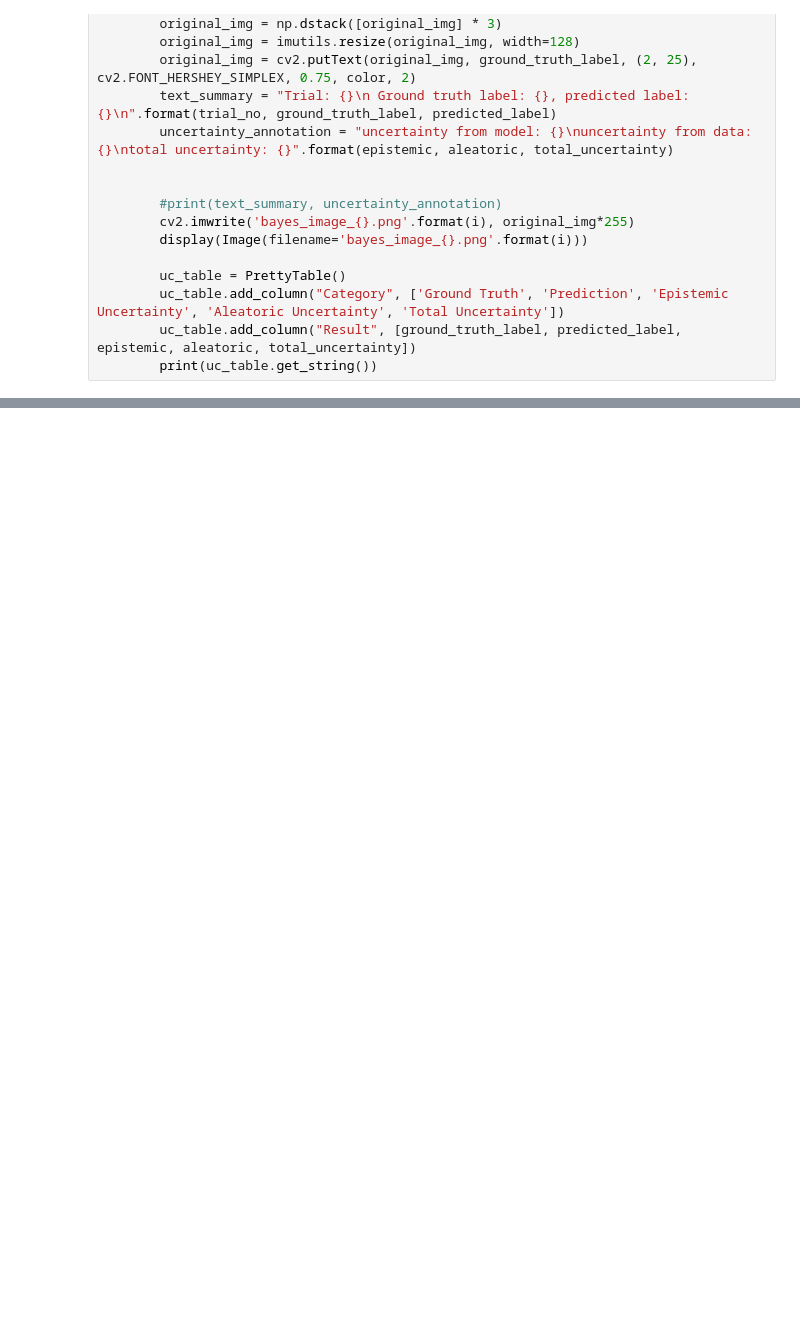
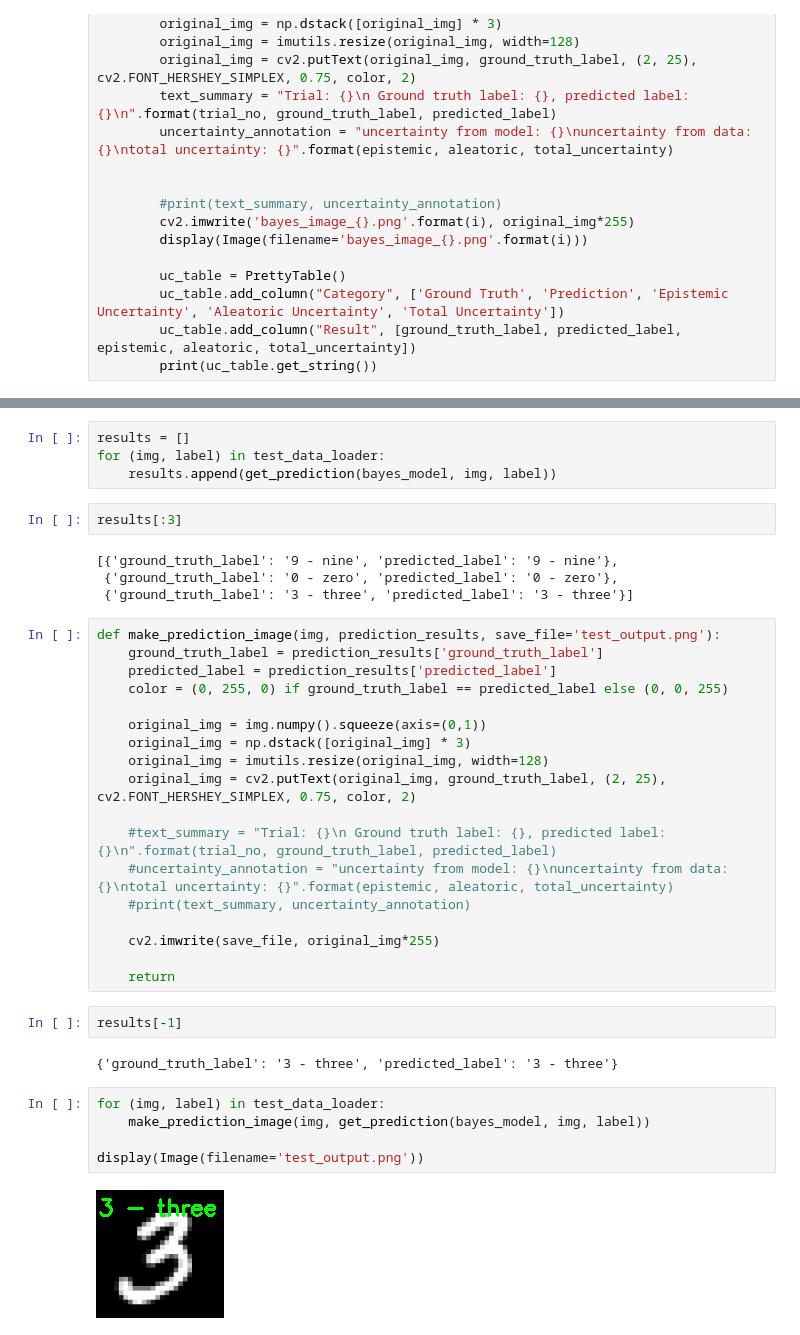
Before and after one commit to rabisnath/deeptrouble, a Jupyter notebook: LeNet_example/Uncertainties.ipynb, the cells around one changed output, grey strips where cells are left out. Saved outputs shown, nothing was run; the diff lists cells and outputs as text; blank space fills up the shorter version.

Commit message:
save point before big refactor

```diff
--- a/LeNet_example/Uncertainties.ipynb
+++ b/LeNet_example/Uncertainties.ipynb
@@ -313,0 +345,39 @@ for (img, label) in test_data_loader:
+# %%
+results = []
+for (img, label) in test_data_loader:
+    results.append(get_prediction(bayes_model, img, label))
+# %%
+results[:3]
+# %% [output]
+[{'ground_truth_label': '9 - nine', 'predicted_label': '9 - nine'},
+ {'ground_truth_label': '0 - zero', 'predicted_label': '0 - zero'},
+ {'ground_truth_label': '3 - three', 'predicted_label': '3 - three'}]
+# %%
+def make_prediction_image(img, prediction_results, save_file='test_output.png'):
+    ground_truth_label = prediction_results['ground_truth_label']
+    predicted_label = prediction_results['predicted_label']
+    color = (0, 255, 0) if ground_truth_label == predicted_label else (0, 0, 255)
+
+    original_img = img.numpy().squeeze(axis=(0,1))
+    original_img = np.dstack([original_img] * 3)
+    original_img = imutils.resize(original_img, width=128)
+    original_img = cv2.putText(original_img, ground_truth_label, (2, 25), cv2.FONT_HERSHEY_SIMPLEX, 0.75, color, 2)
+
+    #text_summary = "Trial: {}\n Ground truth label: {}, predicted label: {}\n".format(trial_no, ground_truth_label, predicted_label)
+    #uncertainty_annotation = "uncertainty from model: {}\nuncertainty from data: {}\ntotal uncertainty: {}".format(epistemic, aleatoric, total_uncertainty)
+    #print(text_summary, uncertainty_annotation)
+
+    cv2.imwrite(save_file, original_img*255)
+
+    return
+# %%
+results[-1]
+# %% [output]
+{'ground_truth_label': '3 - three', 'predicted_label': '3 - three'}
+# %%
+for (img, label) in test_data_loader:
+    make_prediction_image(img, get_prediction(bayes_model, img, label))
+
+display(Image(filename='test_output.png'))
+# %% [output]
+[figure, added]
```
Also changed, not shown: parts of 10 cells of this notebook.
